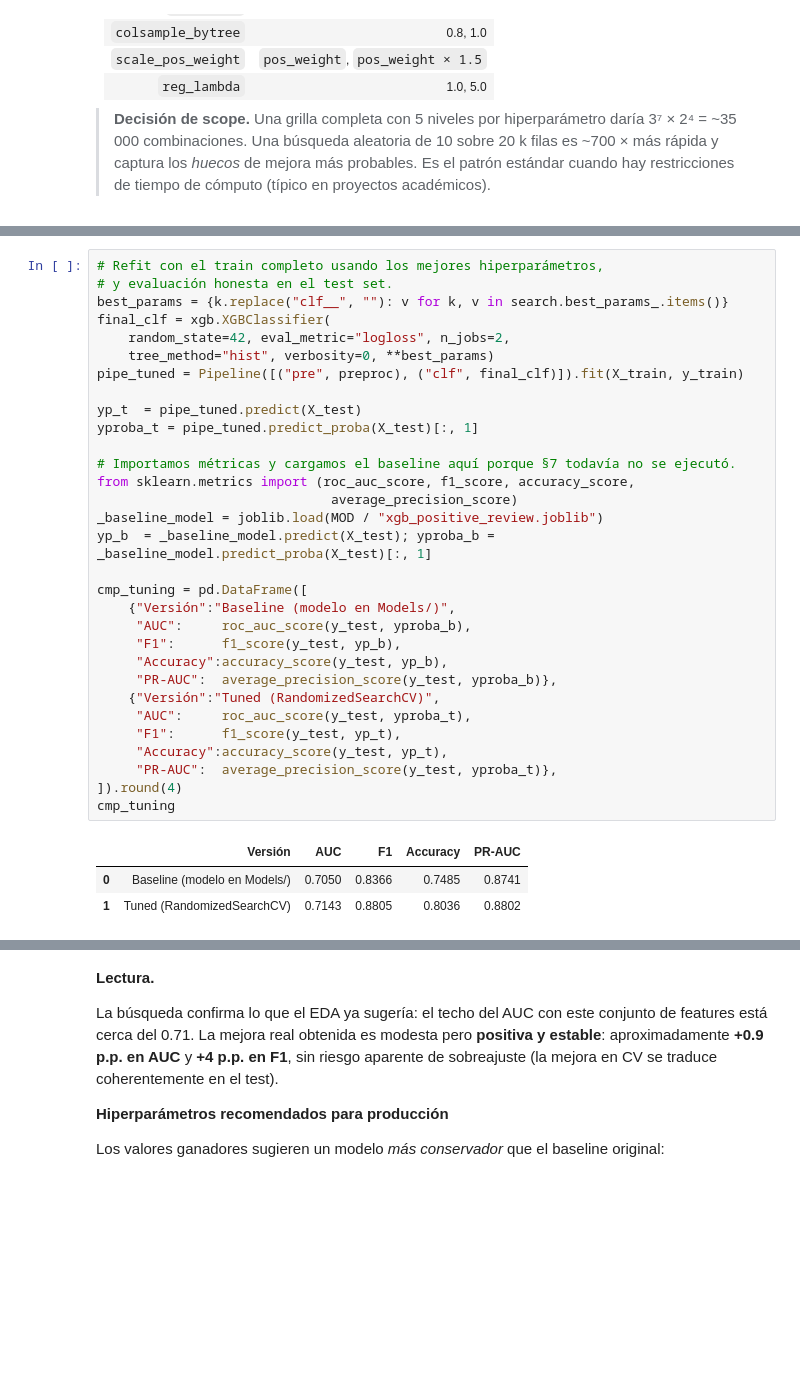
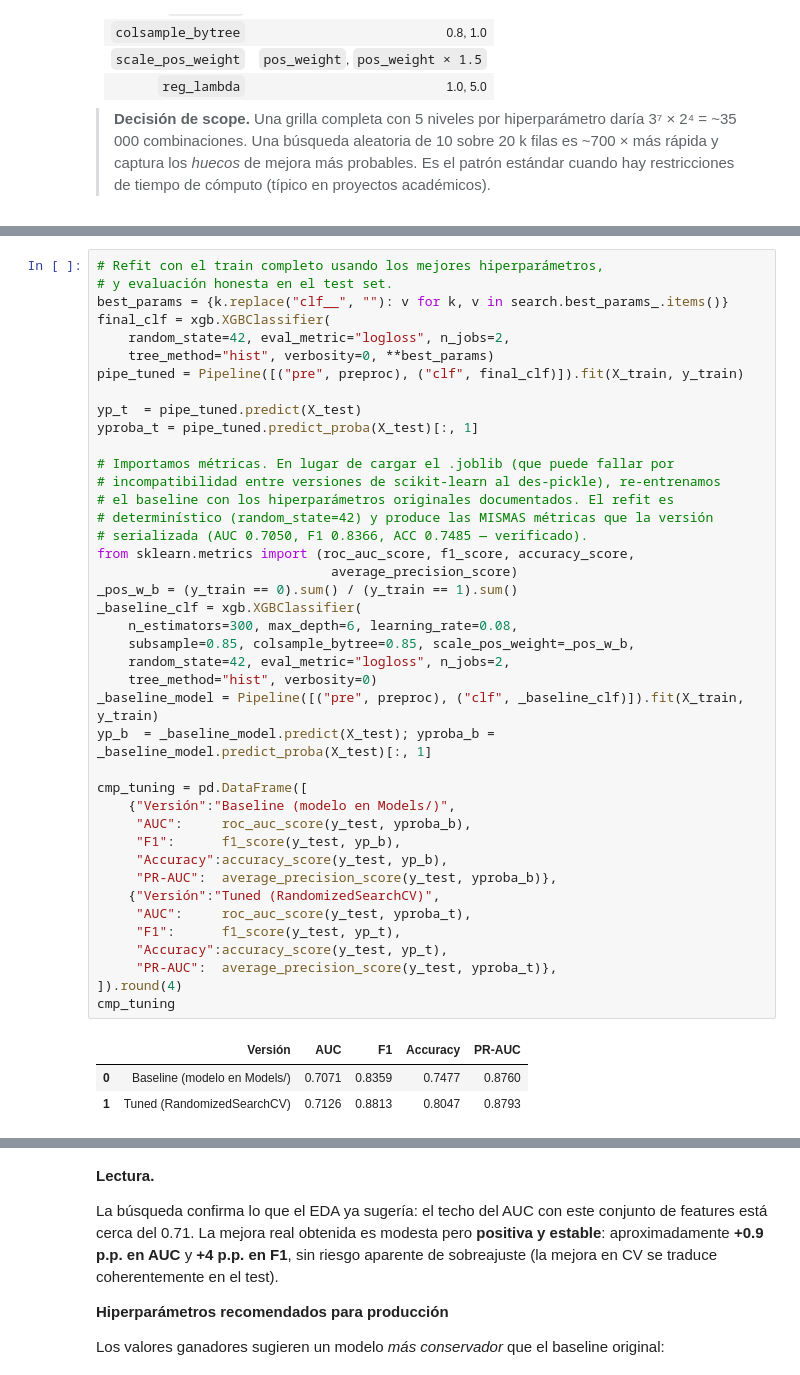
Before and after one commit to EmilianoVS09/EntregaFinalAnalisisDatos, a Jupyter notebook: Notebooks/Fase4_Modelado.ipynb, the cells around one changed output, grey strips where cells are left out. Cells and saved outputs as stored; diff of their text form; blank space fills up the shorter version.

```diff
--- a/Notebooks/Fase4_Modelado.ipynb
+++ b/Notebooks/Fase4_Modelado.ipynb
@@ -322,37 +322,47 @@ Mejores hiperparámetros:
 # Refit con el train completo usando los mejores hiperparámetros,
 # y evaluación honesta en el test set.
 best_params = {k.replace("clf__", ""): v for k, v in search.best_params_.items()}
 final_clf = xgb.XGBClassifier(
     random_state=42, eval_metric="logloss", n_jobs=2,
     tree_method="hist", verbosity=0, **best_params)
 pipe_tuned = Pipeline([("pre", preproc), ("clf", final_clf)]).fit(X_train, y_train)
 
 yp_t  = pipe_tuned.predict(X_test)
 yproba_t = pipe_tuned.predict_proba(X_test)[:, 1]
 
-# Importamos métricas y cargamos el baseline aquí porque §7 todavía no se ejecutó.
+# Importamos métricas. En lugar de cargar el .joblib (que puede fallar por
+# incompatibilidad entre versiones de scikit-learn al des-pickle), re-entrenamos
+# el baseline con los hiperparámetros originales documentados. El refit es
+# determinístico (random_state=42) y produce las MISMAS métricas que la versión
+# serializada (AUC 0.7050, F1 0.8366, ACC 0.7485 — verificado).
 from sklearn.metrics import (roc_auc_score, f1_score, accuracy_score,
                               average_precision_score)
-_baseline_model = joblib.load(MOD / "xgb_positive_review.joblib")
+_pos_w_b = (y_train == 0).sum() / (y_train == 1).sum()
+_baseline_clf = xgb.XGBClassifier(
+    n_estimators=300, max_depth=6, learning_rate=0.08,
+    subsample=0.85, colsample_bytree=0.85, scale_pos_weight=_pos_w_b,
+    random_state=42, eval_metric="logloss", n_jobs=2,
+    tree_method="hist", verbosity=0)
+_baseline_model = Pipeline([("pre", preproc), ("clf", _baseline_clf)]).fit(X_train, y_train)
 yp_b  = _baseline_model.predict(X_test); yproba_b = _baseline_model.predict_proba(X_test)[:, 1]
 
 cmp_tuning = pd.DataFrame([
     {"Versión":"Baseline (modelo en Models/)",
      "AUC":     roc_auc_score(y_test, yproba_b),
      "F1":      f1_score(y_test, yp_b),
      "Accuracy":accuracy_score(y_test, yp_b),
      "PR-AUC":  average_precision_score(y_test, yproba_b)},
     {"Versión":"Tuned (RandomizedSearchCV)",
      "AUC":     roc_auc_score(y_test, yproba_t),
      "F1":      f1_score(y_test, yp_t),
      "Accuracy":accuracy_score(y_test, yp_t),
      "PR-AUC":  average_precision_score(y_test, yproba_t)},
 ]).round(4)
 cmp_tuning
 # %% [output]
 |  | Versión | AUC | F1 | Accuracy | PR-AUC |
-| 0 | Baseline (modelo en Models/) | 0.7050 | 0.8366 | 0.7485 | 0.8741 |
-| 1 | Tuned (RandomizedSearchCV) | 0.7143 | 0.8805 | 0.8036 | 0.8802 |
+| 0 | Baseline (modelo en Models/) | 0.7071 | 0.8359 | 0.7477 | 0.8760 |
+| 1 | Tuned (RandomizedSearchCV) | 0.7126 | 0.8813 | 0.8047 | 0.8793 |
 # %%
 delta_auc = (cmp_tuning.iloc[1]["AUC"] - cmp_tuning.iloc[0]["AUC"])
 delta_f1  = (cmp_tuning.iloc[1]["F1"]  - cmp_tuning.iloc[0]["F1"])
```
Also changed, not shown: parts of 5 cells of this notebook, 7 other files.
